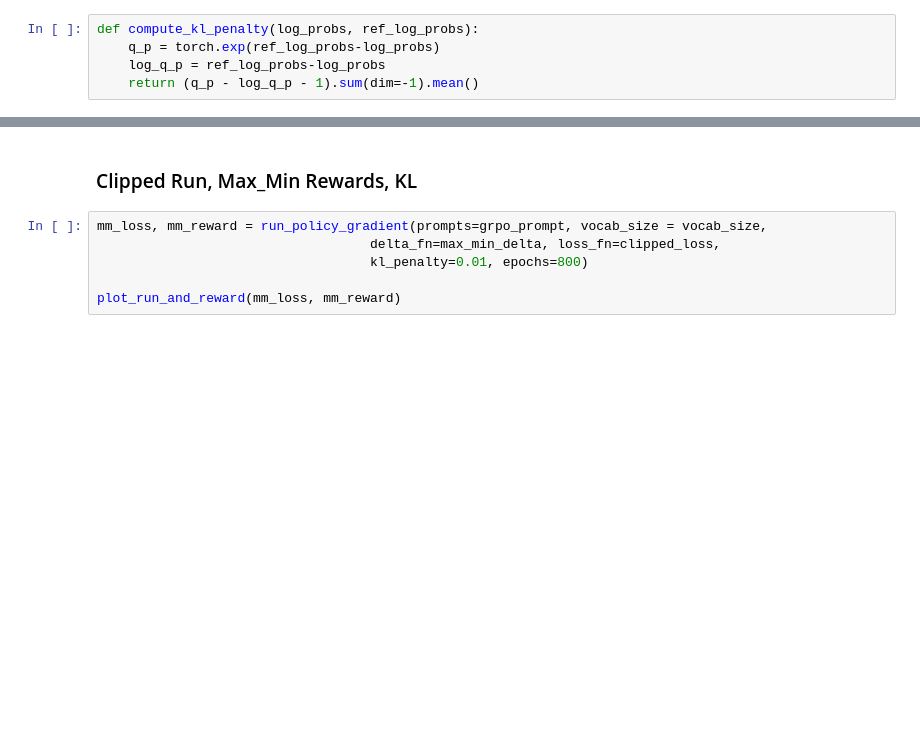
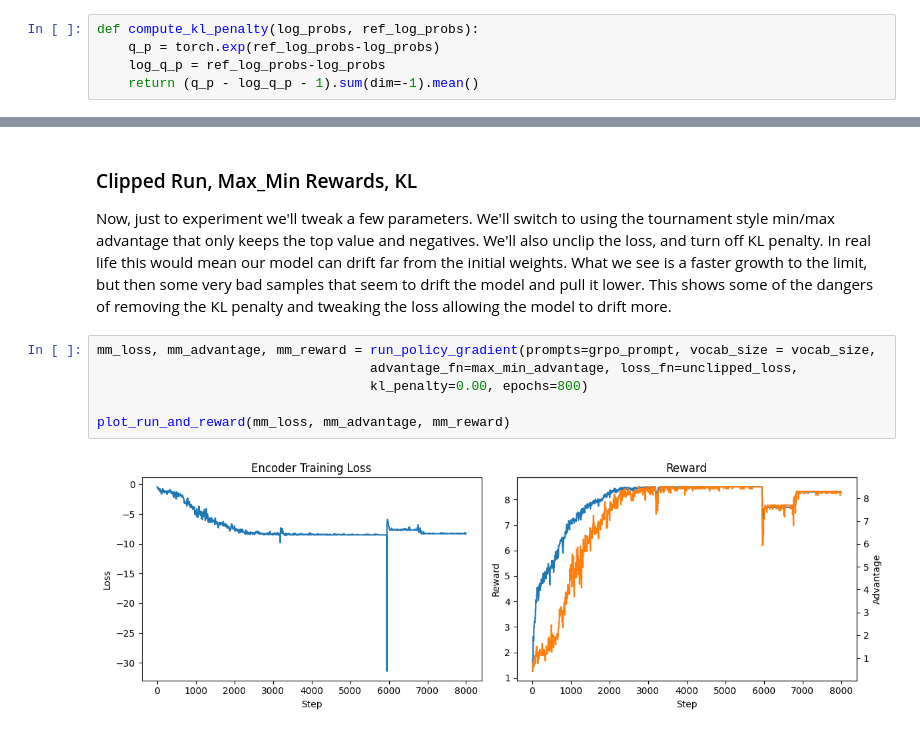
Before and after one commit to djemec/descriptive_notebooks, a Jupyter notebook: rl_grpo_explainer.ipynb, the cells around one changed output, grey strips where cells are left out. Cells and saved outputs as stored; diff of their text form; blank space fills up the shorter version.

```diff
--- a/rl_grpo_explainer.ipynb
+++ b/rl_grpo_explainer.ipynb
@@ -628,8 +869,11 @@ plot_run_and_reward(loss, reward)
 # %% [markdown]
 ### Clipped Run, Max_Min Rewards, KL
+Now, just to experiment we'll tweak a few parameters.  We'll switch to using the tournament style min/max advantage that only keeps the top value and negatives. We'll also unclip the loss, and turn off KL penalty.  In real life this would mean our model can drift far from the initial weights.  What we see is a faster growth to the limit, but then some very bad samples that seem to drift the model and pull it lower. This shows some of the dangers of removing the KL penalty and tweaking the loss allowing the model to drift more.
 # %%
-mm_loss, mm_reward = run_policy_gradient(prompts=grpo_prompt, vocab_size = vocab_size,
-                                   delta_fn=max_min_delta, loss_fn=clipped_loss,
-                                   kl_penalty=0.01, epochs=800)
+mm_loss, mm_advantage, mm_reward = run_policy_gradient(prompts=grpo_prompt, vocab_size = vocab_size,
+                                   advantage_fn=max_min_advantage, loss_fn=unclipped_loss,
+                                   kl_penalty=0.00, epochs=800)
 
-plot_run_and_reward(mm_loss, mm_reward)
+plot_run_and_reward(mm_loss, mm_advantage, mm_reward)
+# %% [output]
+[figure, added]
```
Also changed, not shown: parts of 66 cells of this notebook.
